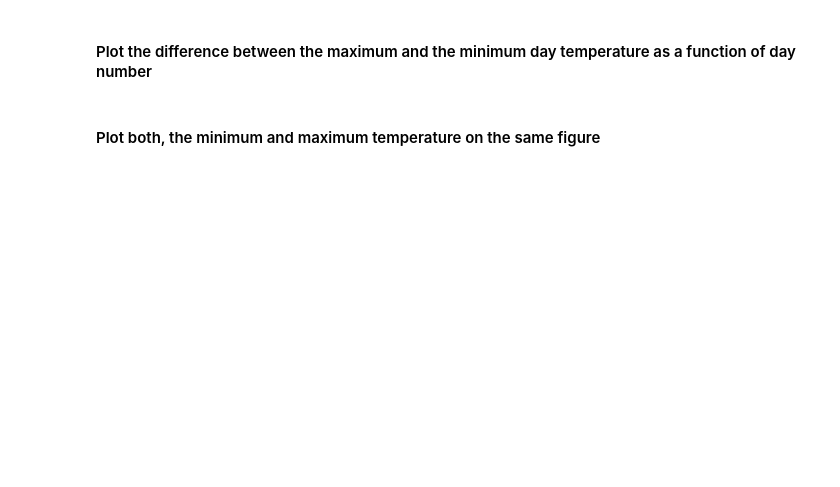
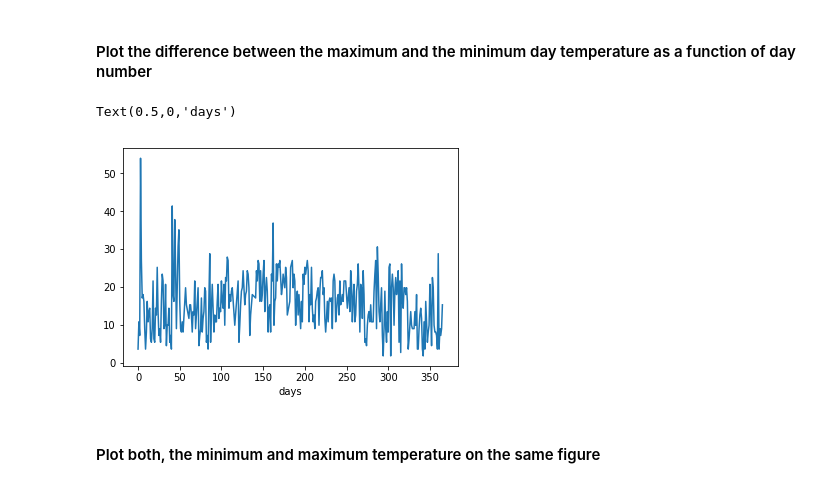
Before and after one commit to abstructs/ML1, a Jupyter notebook: exercises/plotting_basics.ipynb, the cells around one changed output. Saved outputs shown, nothing was run; the diff lists cells and outputs as text; code cells hidden in the pictures; blank space fills up the shorter version.

```diff
--- a/exercises/plotting_basics.ipynb
+++ b/exercises/plotting_basics.ipynb
@@ -22,4 +48,10 @@ weather = np.loadtxt("OshawaWeather2016.csv", skiprows=1, delimiter=',')
 # %% [markdown]
 #### Plot the difference between the maximum and the minimum day temperature as a function of day number
+# %%
+plt.plot(days, toFahrenheit(max_temps) -toFahrenheit(min_temps))
+plt.xlabel("days")
+# %% [output]
+Text(0.5,0,'days')
+[figure, added]
 # %% [markdown]
 #### Plot both, the minimum and maximum temperature on the same figure
```
Also changed, not shown: parts of 12 cells of this notebook, 1 other file.
